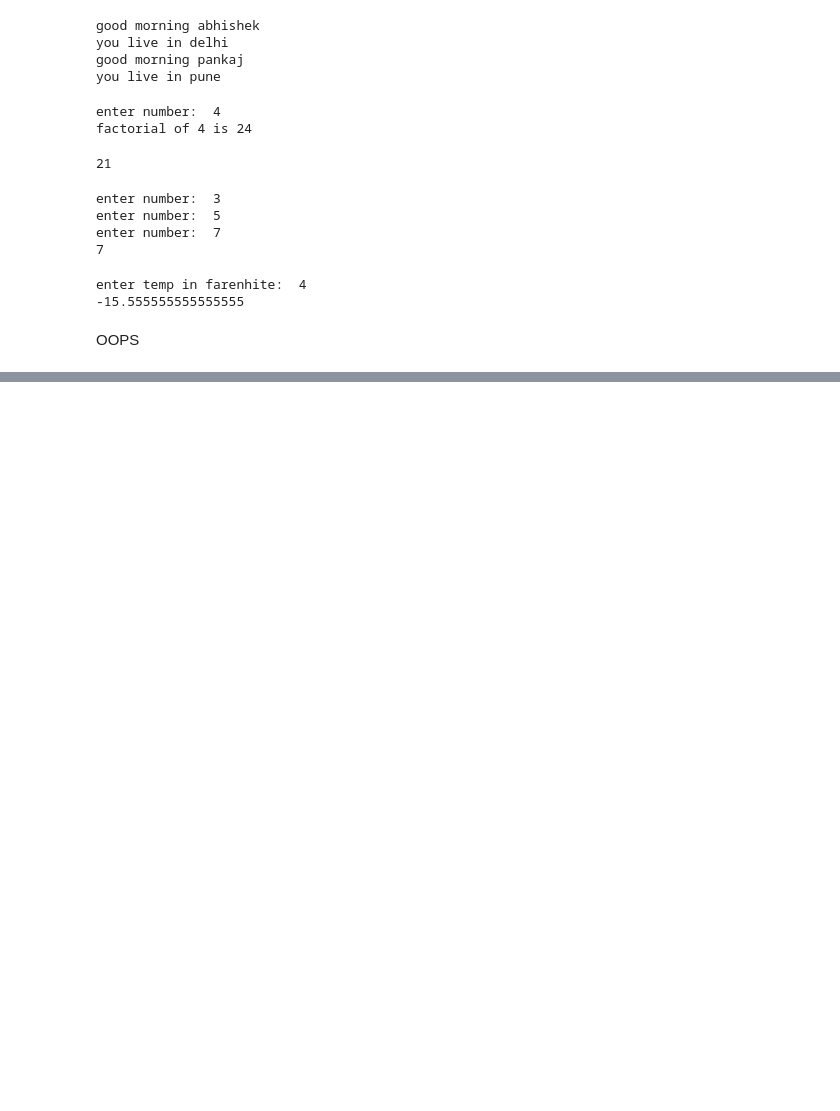
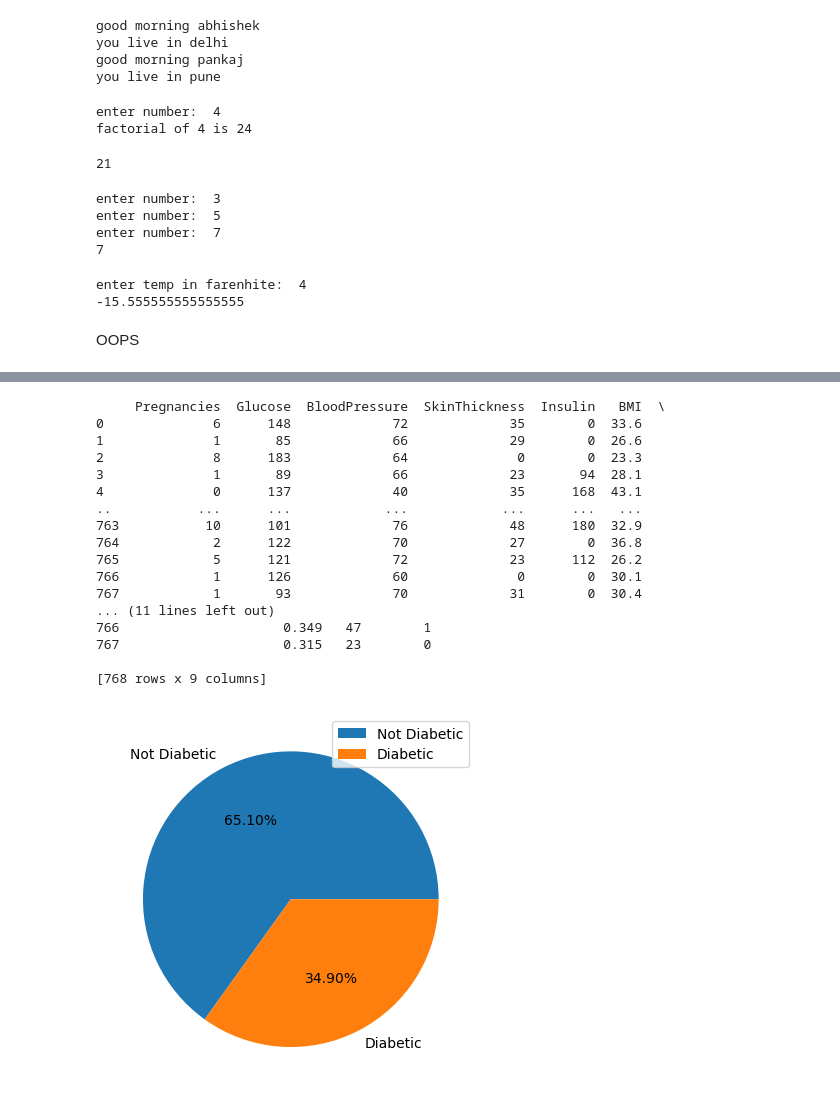
Before and after one commit to abhishekuniyal2024/IBM, a Jupyter notebook: ibm4PythonAI.ipynb, the cells around one changed output, grey strips where cells are left out. Saved outputs shown, nothing was run; the diff lists cells and outputs as text; code cells hidden in the pictures; blank space fills up the shorter version.

```diff
--- a/ibm4PythonAI.ipynb
+++ b/ibm4PythonAI.ipynb
@@ -1194,0 +1990,62 @@ this line is here so the current cell is on top of screen, not at bottom
+# %%
+# Context:** This dataset is originally from the "NIODADAKD". The objective of the dataset is to diagnostically predict
+# whether or not a patient has diabetes, based on certain diagnostic measurements included in the dataset.
+import aiohttp
+import asyncio
+import pandas as pd
+
+# import libraries FOR VISUALIZATION
+import matplotlib.pyplot as plt
+import seaborn as sns
+
+async def download(url, filename):
+    async with aiohttp.ClientSession() as session:
+        async with session.get(url) as response:
+            if response.status == 200:
+                with open(filename, "wb") as f:
+                    f.write(await response.read())
+
+# URL and filename
+url = "https://cf-courses-data.s3.us.cloud-object-storage.appdomain.cloud/IBMDeveloperSkillsNetwork-PY0101EN-SkillsNetwork/labs/Module%205/data/diabetes.csv"
+filename = "diabetes.csv"
+
+# Run the download function
+await download(url, filename)
+
+# Load the downloaded file into a DataFrame
+df = pd.read_csv(filename)
+print(df)
+
+# for visualization
+labels= 'Not Diabetic','Diabetic'
+plt.pie(df['Outcome'].value_counts(),labels=labels,autopct='%0.02f%%')
+plt.legend()
+plt.show()
+
+# Explanation:
+# Importing Libraries: I imported aiohttp for making asynchronous HTTP requests, asyncio for handling the event loop, and pandas for data manipulation.
+# download Function: This function uses aiohttp to fetch the content from the URL and writes it to a file.
+# URL and Filename: These are defined separately to avoid confusion.
+# Running the Download: The await keyword is used to run the asynchronous download function.
+# Reading the CSV: After downloading the file, it is read into a pandas DataFrame.
+
+# As you can see in diiagram, 65.10% females are not Diabetic and 34.90% are Diabetic.
+# %% [output]
+     Pregnancies  Glucose  BloodPressure  SkinThickness  Insulin   BMI  \
+0              6      148             72             35        0  33.6
+1              1       85             66             29        0  26.6
+2              8      183             64              0        0  23.3
+3              1       89             66             23       94  28.1
+4              0      137             40             35      168  43.1
+..           ...      ...            ...            ...      ...   ...
+763           10      101             76             48      180  32.9
+764            2      122             70             27        0  36.8
+765            5      121             72             23      112  26.2
+766            1      126             60              0        0  30.1
+767            1       93             70             31        0  30.4
+... (11 lines left out)
+766                     0.349   47        1
+767                     0.315   23        0
+
+[768 rows x 9 columns]
+[figure, added]
```
Also changed, not shown: parts of 53 cells of this notebook, 1 other file.
